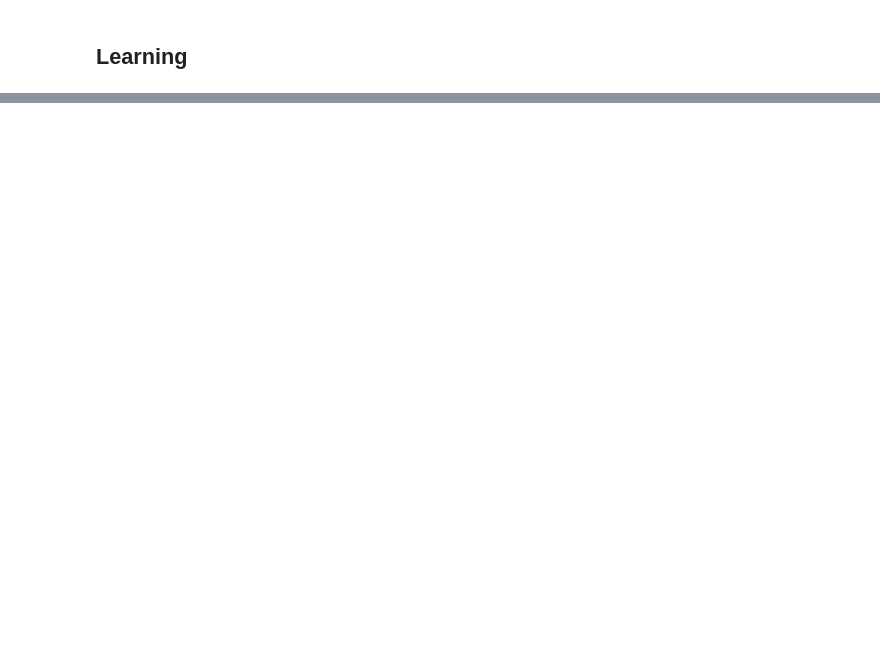
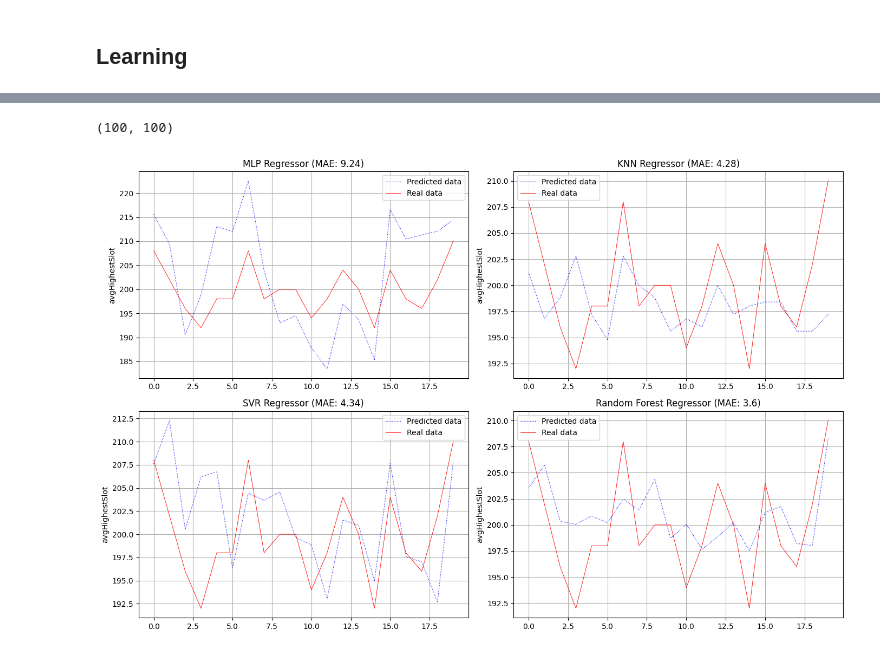
Before and after one commit to pawel150199/network-traffic-prediction, a Jupyter notebook: traffic-prediction-euro28.ipynb, the cells around one changed output, grey strips where cells are left out. Cells and saved outputs as stored; diff of their text form; code cells hidden in the pictures; blank space fills up the shorter version.

```diff
--- a/traffic-prediction-euro28.ipynb
+++ b/traffic-prediction-euro28.ipynb
@@ -166,0 +174,9 @@ plt.legend()
+# %%
+data, results = import_data("Euro28")
+
+data = data[:,:,2]
+results = results[:, 3]
+
+print(data.shape)
+# %% [output]
+(100, 100)
@@ -166,0 +220,41 @@ plt.legend()
+# %%
+import matplotlib.pyplot as plt
+
+fig, ax = plt.subplots(2, 2, figsize=(14,9))
+
+# MLP
+ax[0,0].plot(y_pred_mlp, color="blue", linewidth=0.8, linestyle="dotted", label="Predicted data")
+ax[0,0].plot(y_test, color="red", linewidth=0.6, label="Real data")
+ax[0,0].set_ylabel("avgHighestSlot")
+ax[0,0].set_title(f"MLP Regressor (MAE: {round(mae_mlp, 2)})")
+ax[0,0].legend()
+ax[0,0].grid()
+
+# KNN
+ax[0,1].plot(y_pred_knn, color="blue", linewidth=0.8, linestyle="dotted", label="Predicted data")
+ax[0,1].plot(y_test, color="red", linewidth=0.6, label="Real data")
+ax[0,1].set_ylabel("avgHighestSlot")
+ax[0,1].set_title(f"KNN Regressor (MAE: {round(mae_knn, 2)})")
+ax[0,1].legend()
+ax[0,1].grid()
+
+# SVR
+ax[1,0].plot(y_pred_svr, color="blue", linewidth=0.8, linestyle="dotted", label="Predicted data")
+ax[1,0].plot(y_test, color="red", linewidth=0.6, label="Real data")
+ax[1,0].set_ylabel("avgHighestSlot")
+ax[1,0].set_title(f"SVR Regressor (MAE: {round(mae_svr, 2)})")
+ax[1,0].legend()
+ax[1,0].grid()
+
+# Random Forest Regressor
+ax[1,1].plot(y_pred_rfr, color="blue", linewidth=0.8, linestyle="dotted", label="Predicted data")
+ax[1,1].plot(y_test, color="red", linewidth=0.6, label="Real data")
+ax[1,1].set_ylabel("avgHighestSlot")
+ax[1,1].set_title(f"Random Forest Regressor (MAE: {round(mae_rfr, 2)})")
+ax[1,1].legend()
+ax[1,1].grid()
+
+plt.tight_layout()
+plt.show()
+# %% [output]
+[figure, added]
```
Also changed, not shown: parts of 9 cells of this notebook.
